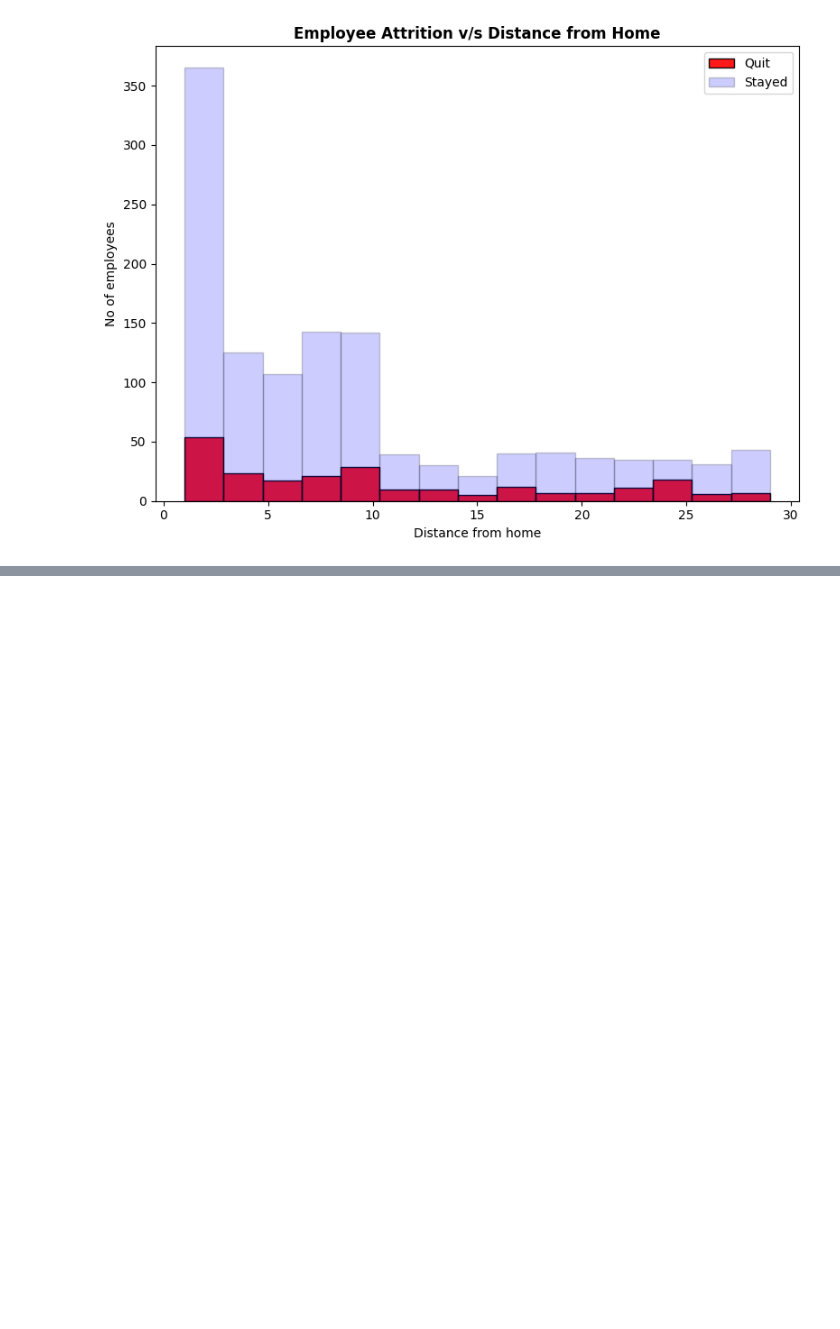
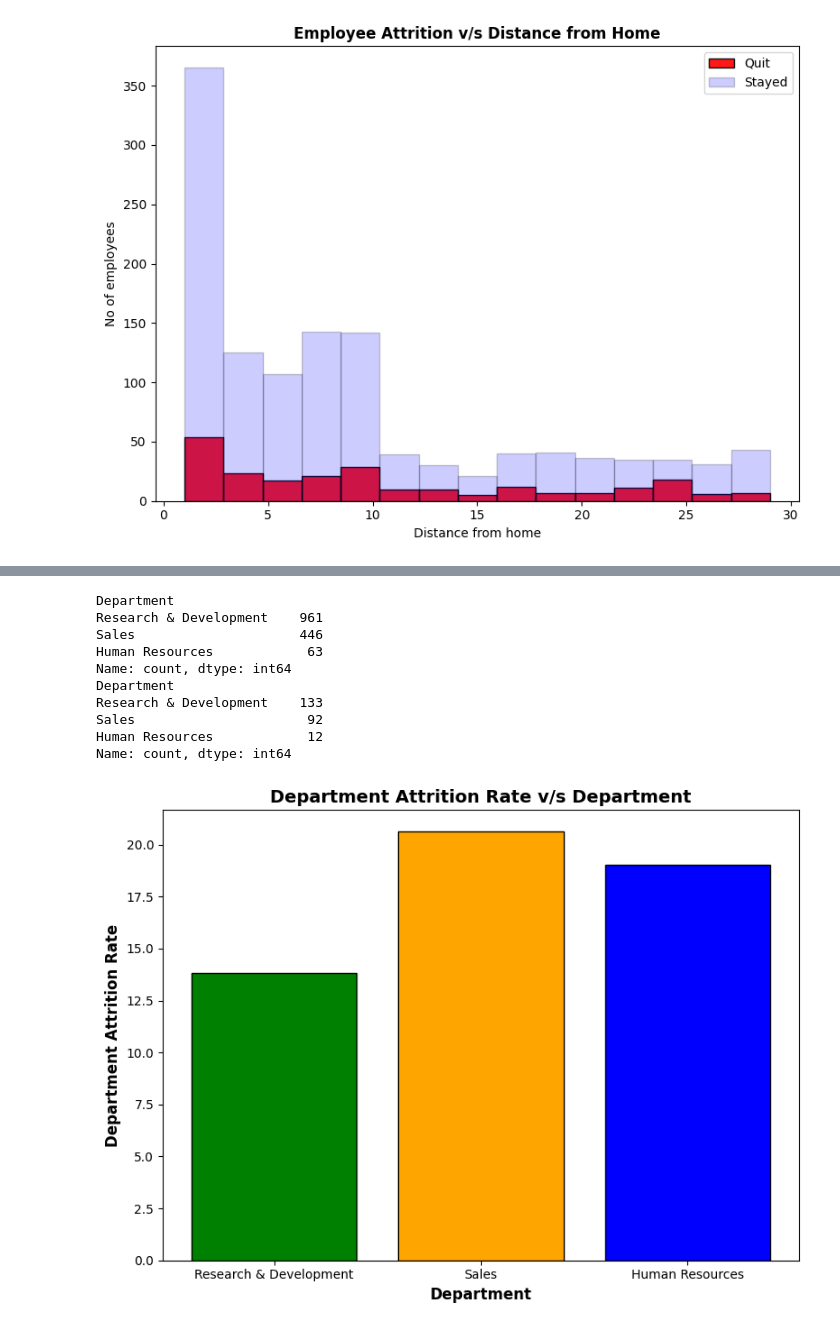
Before and after one commit to AryanGoyal17/Employee-Attrition-Analysis, a Jupyter notebook: analysis.ipynb, the cells around one changed output, grey strips where cells are left out. Saved outputs shown, nothing was run; the diff lists cells and outputs as text; code cells hidden in the pictures; blank space fills up the shorter version.

```diff
--- a/analysis.ipynb
+++ b/analysis.ipynb
@@ -417,3 +431,36 @@ plt.show()
 #Answer-- Employees who are required to travel frequently experience a higher overall higher attrition rate as compared to
 #      -- those who travel less.. This shows that More business travel can be a significant factor which drives someone towards
 #      -- leaving the company..
+# %%
+#q6-- Does the department in which the employee works affect his/hers decision of leaving the company?
+
+dep = df['Department'].value_counts()
+print(dep)
+
+dep_left = df[df['Attrition'] == 'Yes']['Department'].value_counts()
+print(dep_left)
+
+dep_attrition_rate = (dep_left/dep)*100
+
+plt.figure(figsize=(8,6))
+
+plt.bar(dep_attrition_rate.index, dep_attrition_rate.values, color=['Green', 'Orange', 'Blue'], edgecolor='Black')
+
+plt.title('Department Attrition Rate v/s Department', fontweight= 'bold', fontsize= 14)
+plt.xlabel('Department', fontweight = 'bold', fontsize= 12)
+plt.ylabel('Department Attrition Rate', fontweight= 'bold', fontsize= 12)
+
+plt.tight_layout()
+plt.show()
+# %% [output]
+Department
+Research & Development    961
+Sales                     446
+Human Resources            63
+Name: count, dtype: int64
+Department
+Research & Development    133
+Sales                      92
+Human Resources            12
+Name: count, dtype: int64
+[figure, added]
```
Also changed, not shown: parts of 3 cells of this notebook.
